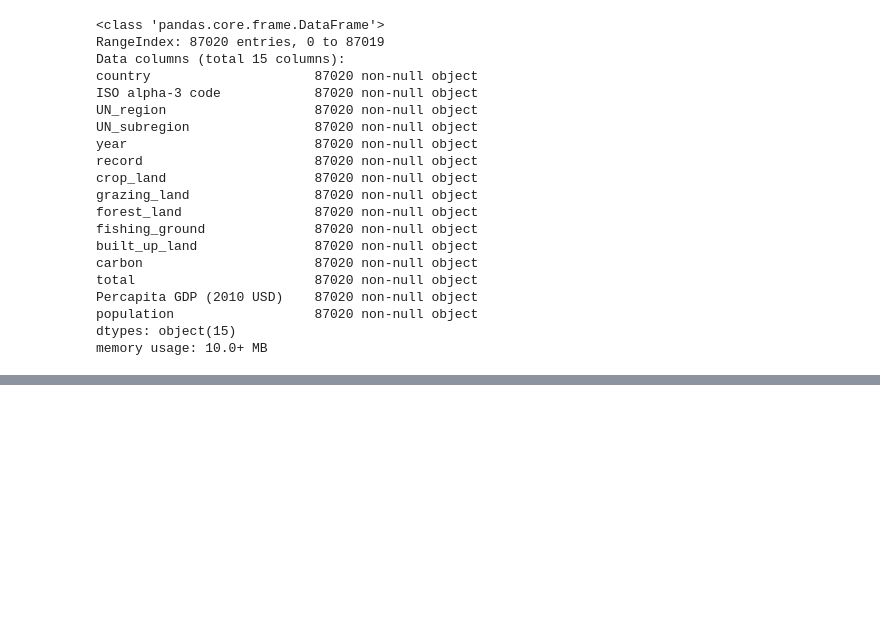
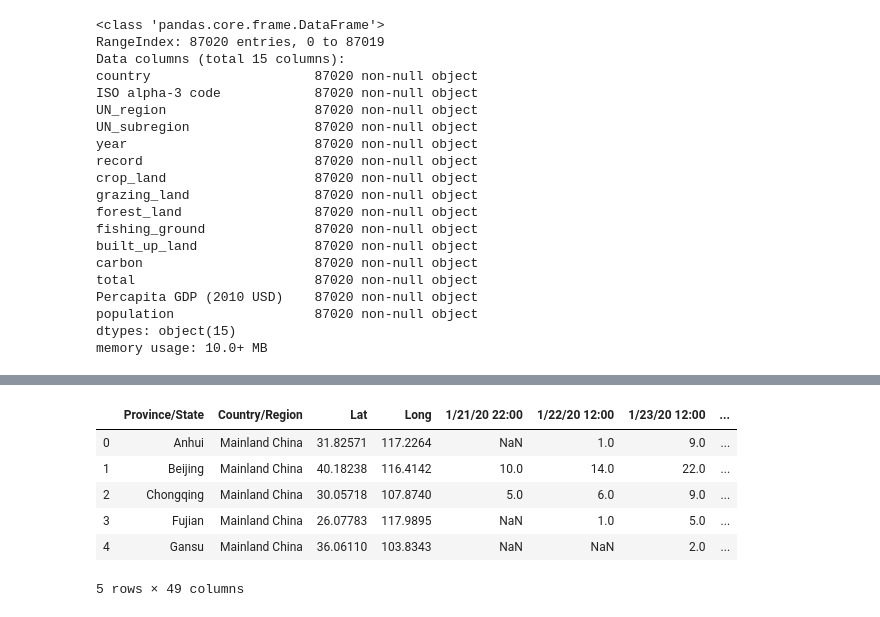
Before and after one commit to geoimaginarte/WebSite, a Jupyter notebook: notebooks/practicas_sql.ipynb, the cells around one changed output, grey strips where cells are left out. Drawn from its saved outputs; the diff is of its cells as text; code cells hidden in the pictures; blank space fills up the shorter version.

```diff
--- a/notebooks/practicas_sql.ipynb
+++ b/notebooks/practicas_sql.ipynb
@@ -200,0 +240,14 @@ df1.head()
+# %%
+url ="https://raw.githubusercontent.com/CSSEGISandData/COVID-19/master/archived_data/archived_time_series/time_series_2019-ncov-Confirmed.csv"
+# %%
+df_c = pd.read_csv(url, error_bad_lines=False)
+# %%
+df_c.head()
+# %% [output]
+|  | Province/State | Country/Region | Lat | Long | 1/21/20 22:00 | 1/22/20 12:00 | 1/23/20 12:00 | ... |
+| 0 | Anhui | Mainland China | 31.82571 | 117.2264 | NaN | 1.0 | 9.0 | ... |
+| 1 | Beijing | Mainland China | 40.18238 | 116.4142 | 10.0 | 14.0 | 22.0 | ... |
+| 2 | Chongqing | Mainland China | 30.05718 | 107.8740 | 5.0 | 6.0 | 9.0 | ... |
+| 3 | Fujian | Mainland China | 26.07783 | 117.9895 | NaN | 1.0 | 5.0 | ... |
+| 4 | Gansu | Mainland China | 36.06110 | 103.8343 | NaN | NaN | 2.0 | ... |
+5 rows × 49 columns
```
Also changed, not shown: parts of 7 cells of this notebook, 1 other file.
